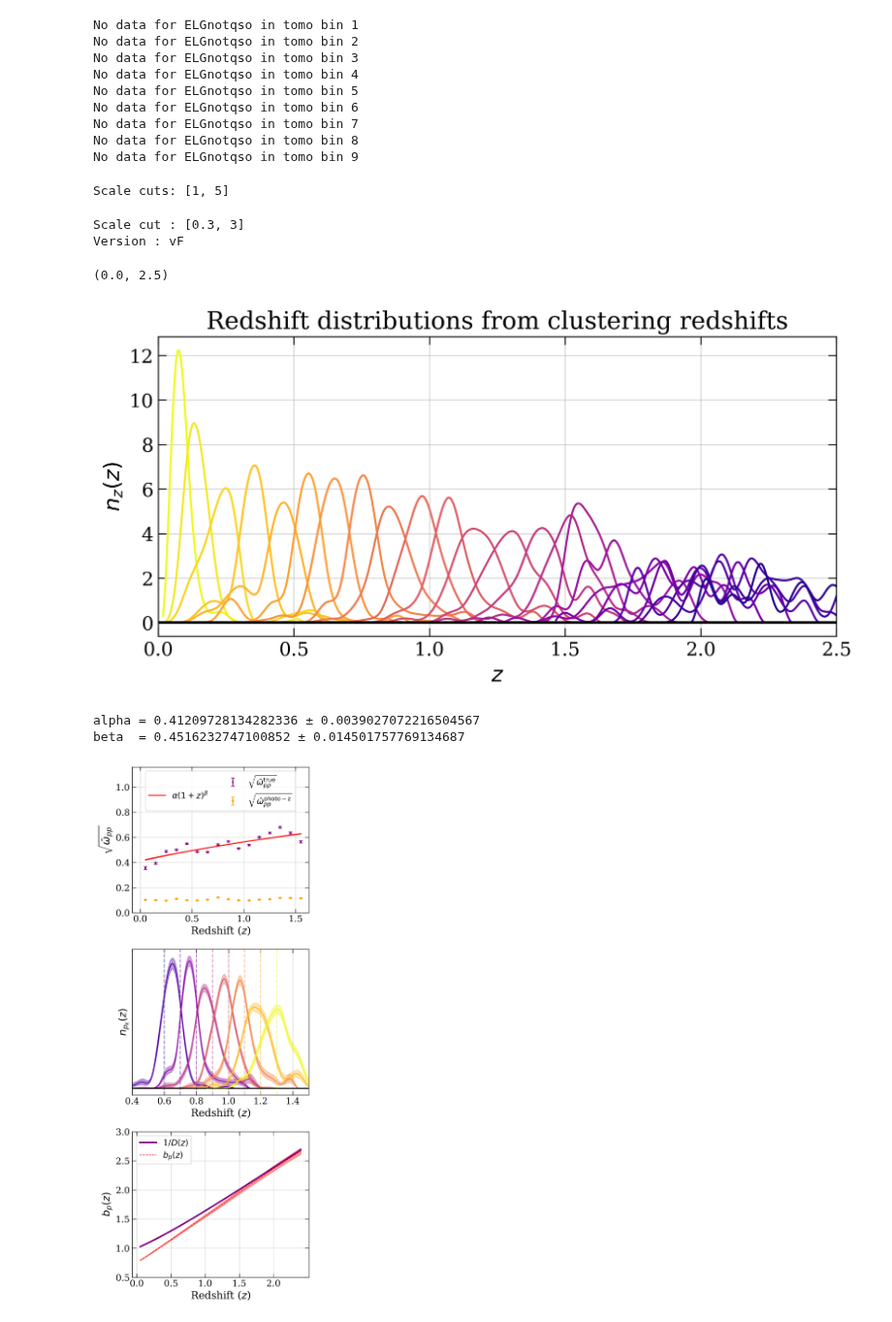
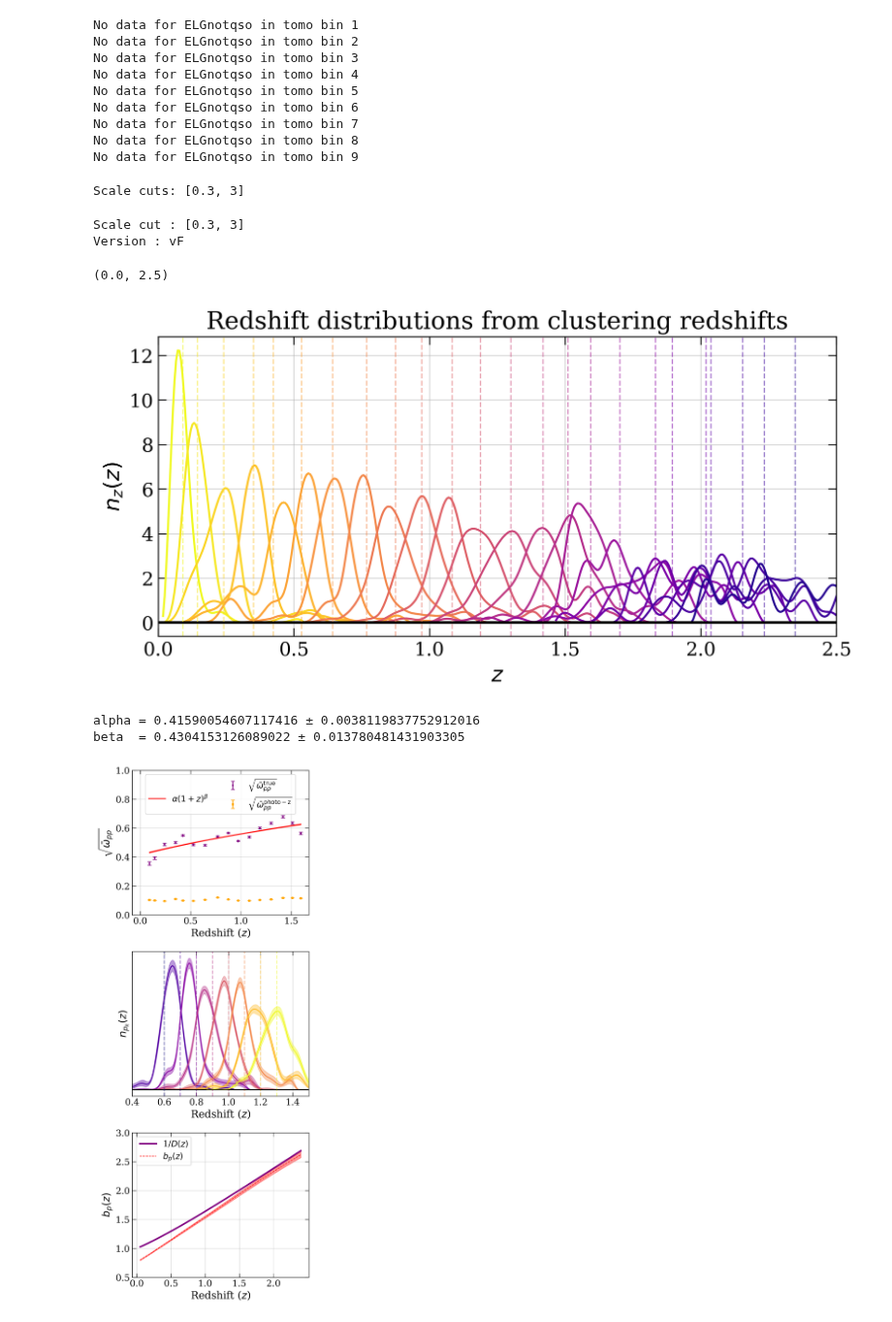
Before and after one commit to JeanCHDJdev/desi-y3-hsc, a Jupyter notebook: src/statistics/nb/photoz_bias.ipynb, the cells around one changed output. Shown at 97% size. Drawn from its saved outputs; the diff is of its cells as text; code cells hidden in the pictures.

Commit message:
formatting, added photometric_bias_corrections.npz

```diff
--- a/src/statistics/nb/photoz_bias.ipynb
+++ b/src/statistics/nb/photoz_bias.ipynb
@@ -48,7 +48,7 @@ tracer_trad = {
 }
 
 version = "vF"
-CORR_ROOT = ROOT.parent / "src" / "statistics" / "outputs"
+CORR_ROOT = ROOT / "src" / "statistics" / "outputs"
 # %%
 stem = "calibration"
 path_dictionary = {
@@ -71,7 +71,7 @@ fr_dr1 = cf.CorrFileReader(path_dictionary["dr1"]["DESIxHSC"])
 fr_dr2 = cf.CorrFileReader(path_dictionary["dr2"]["DESIxHSC"])
 bins_hsc = fr_dr1.get_bins("HSC")
 bhsc_vals = (bins_hsc[1:] + bins_hsc[:-1]) / 2
-scale_cut = [1, 5]
+scale_cut = [0.3, 3]
 patches = [1, 2, 3, 4]
 
 print("Scale cut :", scale_cut)
@@ -254,7 +254,7 @@ wdm_phot = np.array(
     [ct.w_dm(rp_vals=rp_wdm, z=z, integrate=True) for z in vals_z_photo]
 )
 # %% [output]
-Scale cuts: [1, 5]
+Scale cuts: [0.3, 3]
 # %%
 wdm_integrated = []
 for z in vals_z_photo:
@@ -266,6 +266,7 @@ corr_factor = []
 corr_factor_err = []
 dz = vals_z_spectro[1] - vals_z_spectro[0]
 dz_phot = vals_z_photo[1] - vals_z_photo[0]
+means_npk = []
 print("Scale cut :", scale_cut)
 print("Version :", version)
 
@@ -283,6 +284,10 @@ for i in range(len(vals_z_photo)):
     uncertainty = (
         data_galbias[f"{i+1}/nz_upper"] - data_galbias[f"{i+1}/nz_lower"]
     ) / 2
+    mean = np.trapezoid(redshifts * nz_med, x=redshifts) / np.trapezoid(
+        nz_med, x=redshifts
+    )
+    means_npk.append(mean)
 
     assert np.isclose(
         np.trapezoid(nz_med, x=redshifts), 1.0
@@ -304,6 +309,8 @@ for i in range(len(vals_z_photo)):
 
 plt.grid(True)
 plt.axhline(0, color="k", lw=2)
+for im, m in enumerate(means_npk):
+    plt.axvline(m, color=cmap((im) / len(vals_z_photo)), lw=1, ls="--", alpha=0.5)
 plt.xlabel(r"$z$")
 plt.ylabel(r"$n_z(z)$")
 plt.title("Redshift distributions from clustering redshifts")
@@ -312,12 +319,13 @@ plt.xlim(0.0, 2.5)
 Scale cut : [0.3, 3]
 Version : vF
 (0.0, 2.5)
-[figure, old version]
+[figure, new version]
 # %%
 wpp_scaled = []
 wpp_err_scaled = []
 mask = (vals_z_photo >= 0.0) & (vals_z_photo <= 1.6)
 vals_z_photo_m = vals_z_photo[mask]
+means_npk_m = np.array(means_npk)[mask]
 
 for i in range(1, len(vals_z_photo) + 1):
     wpp_meas, wpp_err_meas, _ = inference.wpp(
@@ -342,11 +350,11 @@ def powerlaw_1pz(z, alpha, beta):
 
 
 popt, pcov = opt.curve_fit(
-    powerlaw_1pz, vals_z_photo_m, vals, sigma=errs, absolute_sigma=True
+    powerlaw_1pz, means_npk_m, vals, sigma=errs, absolute_sigma=True
 )
-fit_vals = powerlaw_1pz(vals_z_photo_m, *popt)
+fit_vals = powerlaw_1pz(means_npk_m, *popt)
 
-z = vals_z_photo_m
+z = means_npk_m
 alpha, beta = popt
 
 alpha_err, beta_err = np.sqrt(np.diag(pcov))
@@ -395,7 +403,7 @@ with pm.make_plot("photoz_galaxy_correction", figsize=(5, 12), show=True, nrows=
     axs[0].set_ylabel(r"$\sqrt{\bar{\omega}_{pp}}$")
     axs[0].grid(True)
     axs[0].legend(loc="upper center", fontsize=13, ncols=2)
-    axs[0].set_ylim(0.0, 1.16)
+    axs[0].set_ylim(0.0, 1.0)
 
     cmap = plt.get_cmap("plasma")
     col_index = 0
@@ -426,33 +434,33 @@ with pm.make_plot("photoz_galaxy_correction", figsize=(5, 12), show=True, nrows=
     axs[1].axvline(x=(6) * 0.1, color=cmap(0), linestyle="--", alpha=0.5)
 
     zv = np.linspace(0.05, 2.4, 150)
     bias = (
         lambda z: alpha * (1 + z) ** beta * np.sqrt(0.1 / wdm_interpolator(z))
     )  # dz=0.1
     bias_err = bias(zv) * np.sqrt(
         (alpha_err / alpha) ** 2 + (beta_err * np.log(1 + zv)) ** 2
     )
     gf = ccl.background.growth_factor(ct.COSMO_ccl, a=1 / (1 + zv))
     axs[2].plot(zv, 1 / gf, color="purple", label=r"1/$D(z)$", linewidth=2.5)
     axs[2].fill_between(
         zv, bias(zv) - bias_err, bias(zv) + bias_err, color="red", alpha=0.4
     )
     axs[2].plot(
         zv,
         bias(zv),
         color="red",
         label=r"$b_p(z)$",
         linestyle="--",
         linewidth=0.9,
         alpha=1,
     )
     axs[2].set_xticks(np.arange(0, 2.5, 0.5))
     axs[2].set_yticks([0.5, 1.0, 1.5, 2.0, 2.5, 3.0, 3.5])
     axs[2].set_ylim(0.5, 3)
     axs[2].set_xlabel(r"Redshift ($z$)")
     axs[2].set_ylabel(r"$b_p(z)$")
     axs[2].legend(loc="upper left", fontsize=13)
 # %% [output]
-alpha = 0.41209728134282336 ± 0.0039027072216504567
-beta  = 0.4516232747100852 ± 0.014501757769134687
+alpha = 0.41590054607117416 ± 0.0038119837752912016
+beta  = 0.4304153126089022 ± 0.013780481431903305
-[figure, old version]
+[figure, new version]
```
Also changed, not shown: parts of 2 cells of this notebook, 10 other files.
